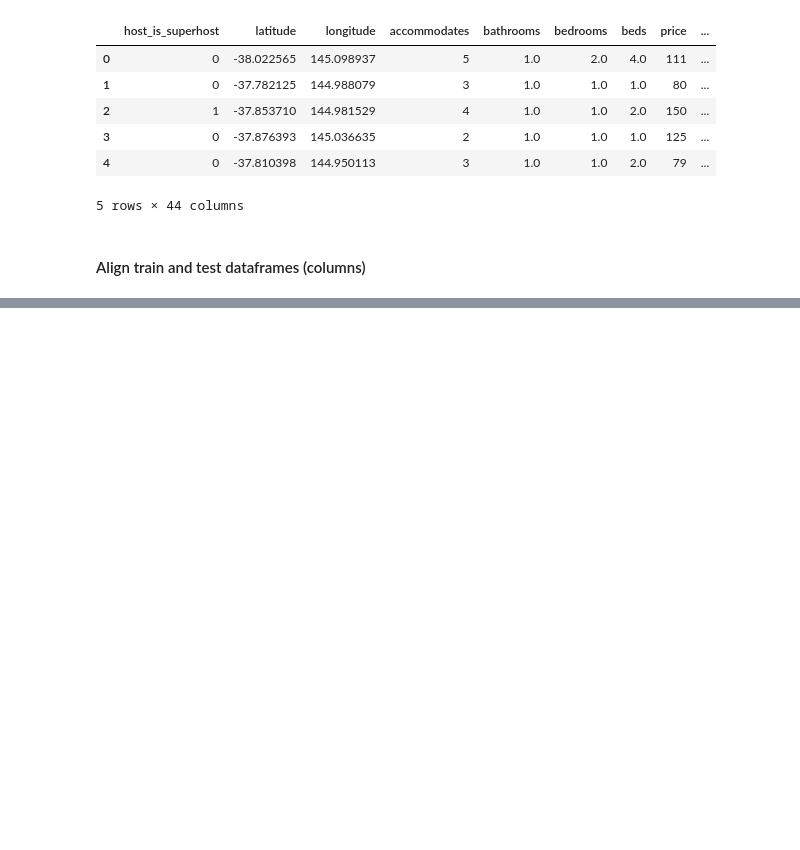
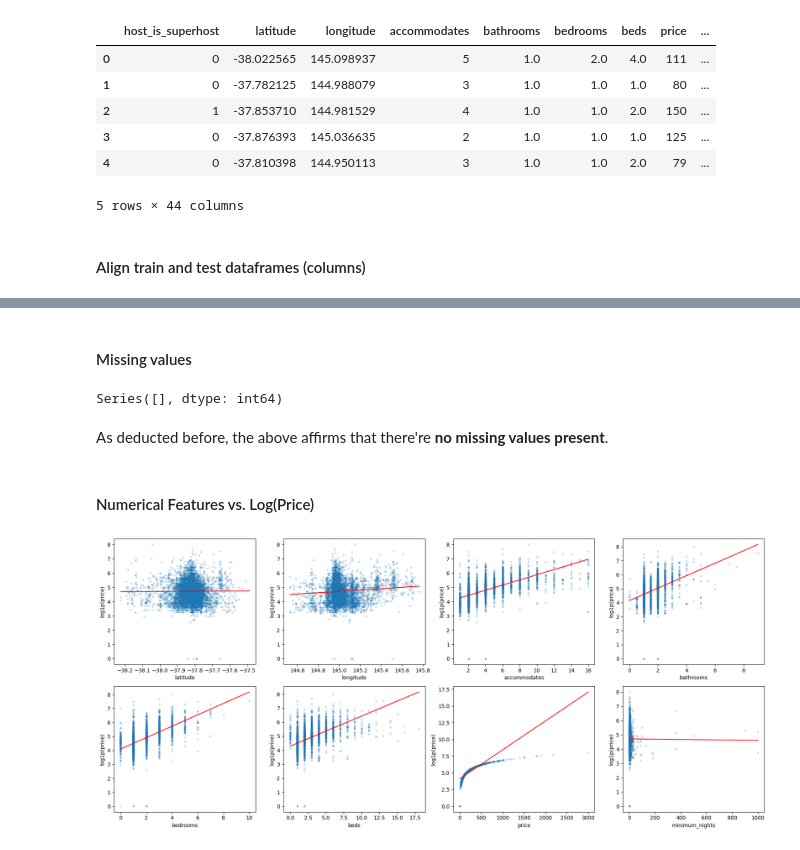
Before and after one commit to wadamiru/manual-ml, a Jupyter notebook: projects/regression/notebooks/airbnb_price_pred.ipynb, the cells around one changed output, grey strips where cells are left out. Saved outputs shown, nothing was run; the diff lists cells and outputs as text; code cells hidden in the pictures; blank space fills up the shorter version.

```diff
--- a/projects/regression/notebooks/airbnb_price_pred.ipynb
+++ b/projects/regression/notebooks/airbnb_price_pred.ipynb
@@ -154,0 +194,23 @@ df_te.head()
+# %% [markdown]
+#### Missing values
+# %%
+print(df_tr.isnull().sum()[df_tr.isnull().sum() > 0])
+# %% [output]
+Series([], dtype: int64)
+# %% [markdown]
+As deducted before, the above affirms that there're **no missing values present**.
+# %% [markdown]
+#### Numerical Features vs. Log(Price)
+# %%
+fig, axes = plt.subplots(2, 4, figsize=(18, 8))
+for ax, feat in zip(axes.flatten(), ft_num):
+    ax.scatter(df_tr[feat], np.log1p(df_tr['price']), alpha=0.2, s=8)
+    ax.set_xlabel(feat)
+    ax.set_ylabel('log1p(price)')
+    # regression line to see linear trend
+    m, b = np.polyfit(df_tr[feat].fillna(df_tr[feat].median()), np.log1p(df_tr['price']), 1)
+    x_line = np.linspace(df_tr[feat].min(), df_tr[feat].max(), 100)
+    ax.plot(x_line, m*x_line + b, 'r-', linewidth=1.5)
+plt.tight_layout()
+# %% [output]
+[figure, added]
```
Also changed, not shown: parts of 21 cells of this notebook.
